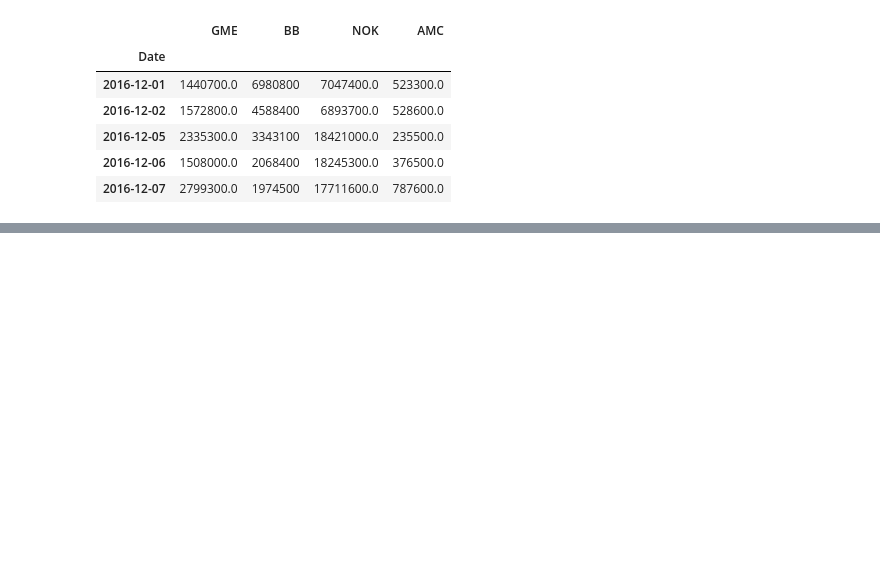
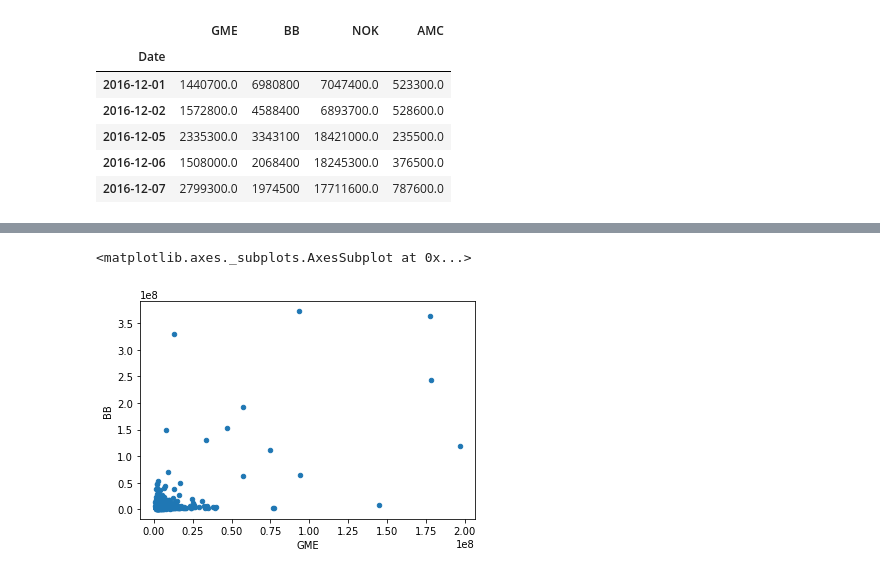
Before and after one commit to daviduster/anomalies-detection-earthquake, a Jupyter notebook: code/anomalies-detection.ipynb, the cells around one changed output, grey strips where cells are left out. Cells and saved outputs as stored; diff of their text form; code cells hidden in the pictures; blank space fills up the shorter version.

```diff
--- a/code/anomalies-detection.ipynb
+++ b/code/anomalies-detection.ipynb
@@ -71,0 +98,5 @@ array([[1.4407000e+06, 6.9808000e+06, 7.0474000e+06, 5.2330000e+05],
+# %%
+volume.plot.scatter('GME','BB')
+# %% [output]
+<matplotlib.axes._subplots.AxesSubplot at 0x...>
+[figure, added]
```
Also changed, not shown: parts of 40 cells of this notebook, 6 other files.
